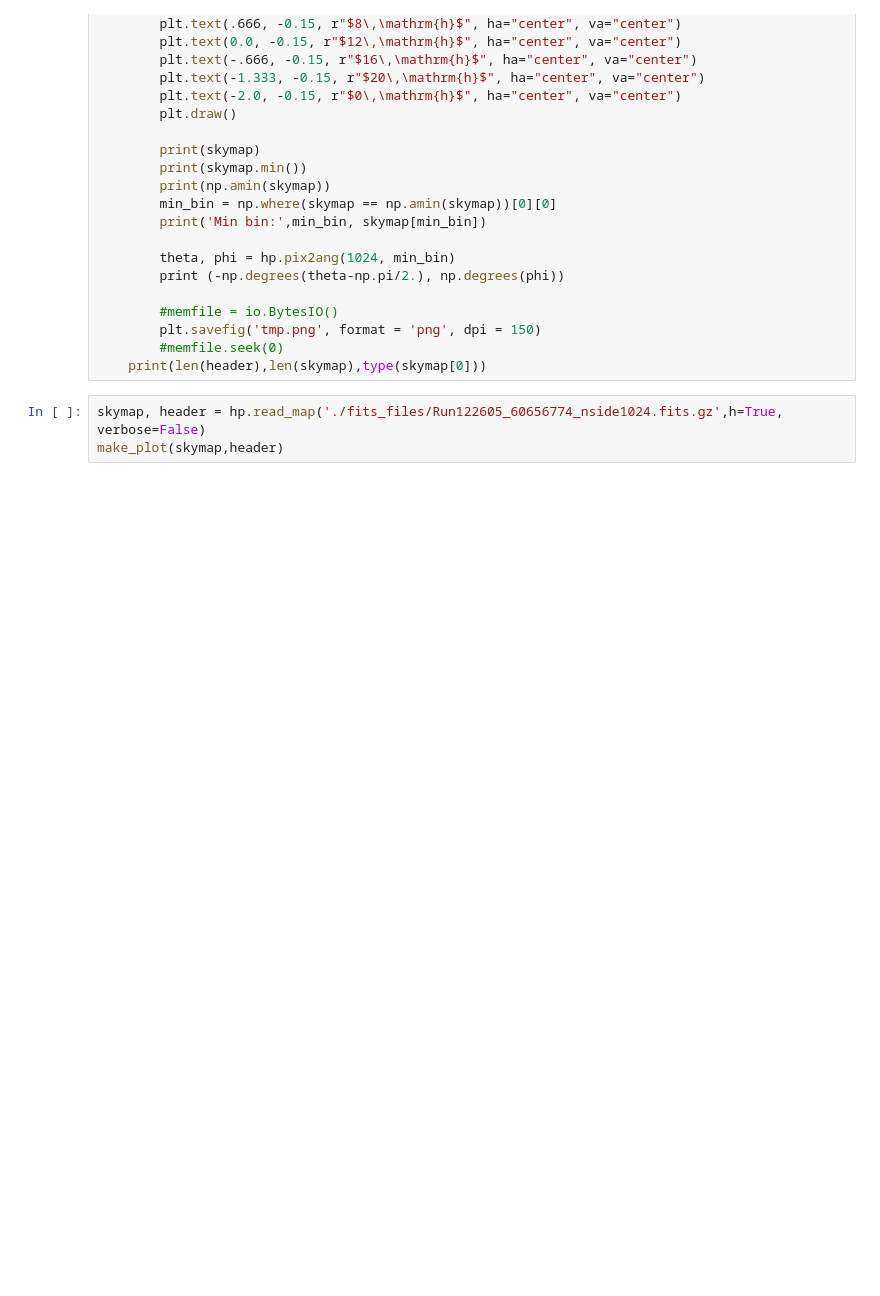
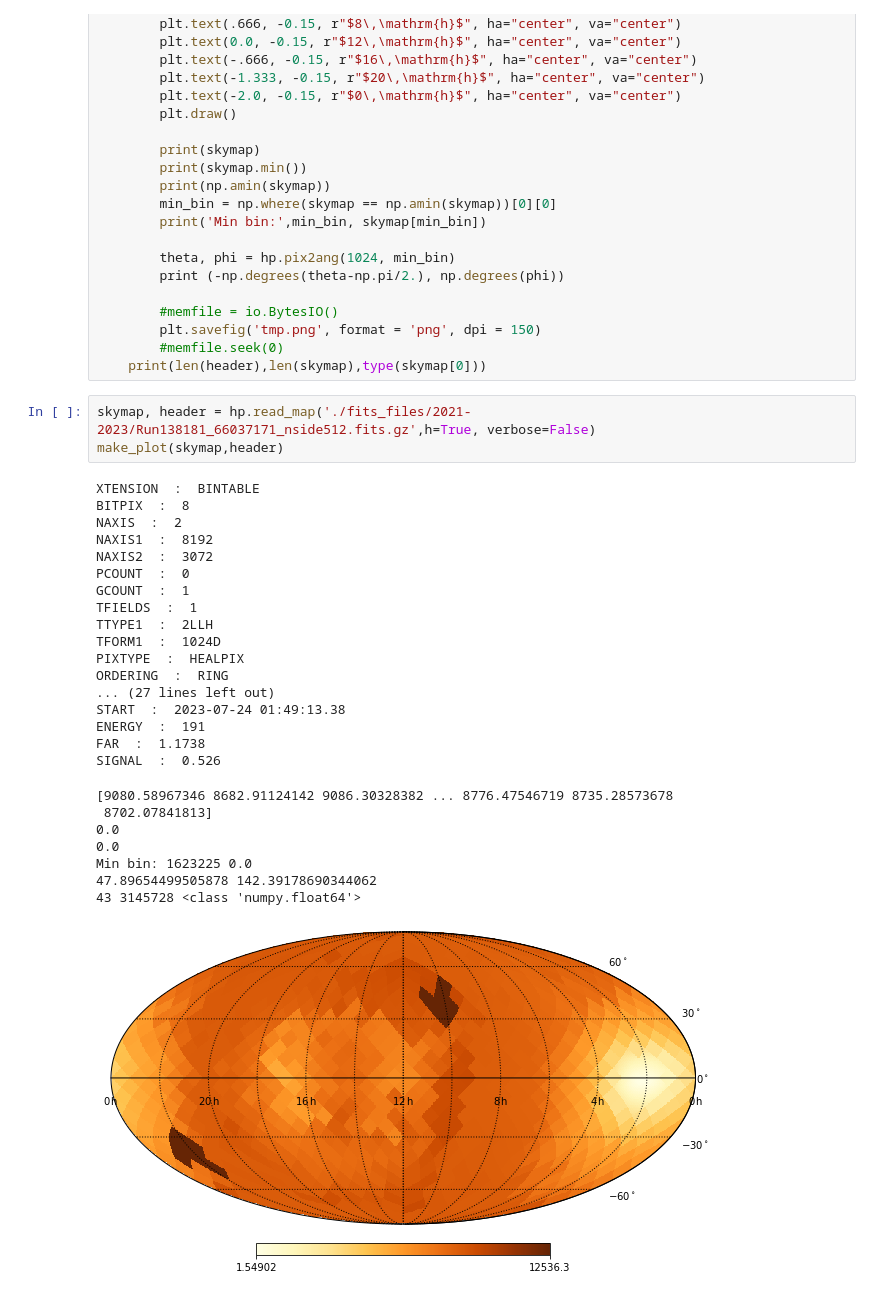
Before and after one commit to blaufuss/alert_v2_processing, a Jupyter notebook: misc_nb/ReadFits.ipynb, the cells around one changed output. Drawn from its saved outputs; the diff is of its cells as text; blank space fills up the shorter version.

```diff
--- a/misc_nb/ReadFits.ipynb
+++ b/misc_nb/ReadFits.ipynb
@@ -43,5 +43,31 @@ def make_plot(skymap=None, header=None):
         #memfile.seek(0)
     print(len(header),len(skymap),type(skymap[0]))
 # %%
-skymap, header = hp.read_map('./fits_files/Run122605_60656774_nside1024.fits.gz',h=True, verbose=False)
+skymap, header = hp.read_map('./fits_files/2021-2023/Run138181_66037171_nside512.fits.gz',h=True, verbose=False)
 make_plot(skymap,header)
+# %% [output]
+XTENSION  :  BINTABLE
+BITPIX  :  8
+NAXIS  :  2
+NAXIS1  :  8192
+NAXIS2  :  3072
+PCOUNT  :  0
+GCOUNT  :  1
+TFIELDS  :  1
+TTYPE1  :  2LLH
+TFORM1  :  1024D
+PIXTYPE  :  HEALPIX
+ORDERING  :  RING
+... (27 lines left out)
+START  :  2023-07-24 01:49:13.38
+ENERGY  :  191
+FAR  :  1.1738
+SIGNAL  :  0.526
+[9080.58967346 8682.91124142 9086.30328382 ... 8776.47546719 8735.28573678
+ 8702.07841813]
+0.0
+0.0
+Min bin: 1623225 0.0
+47.89654499505878 142.39178690344062
+43 3145728 <class 'numpy.float64'>
+[figure, added]
```
Also changed, not shown: parts of 1 cell of this notebook, 3 other files.
